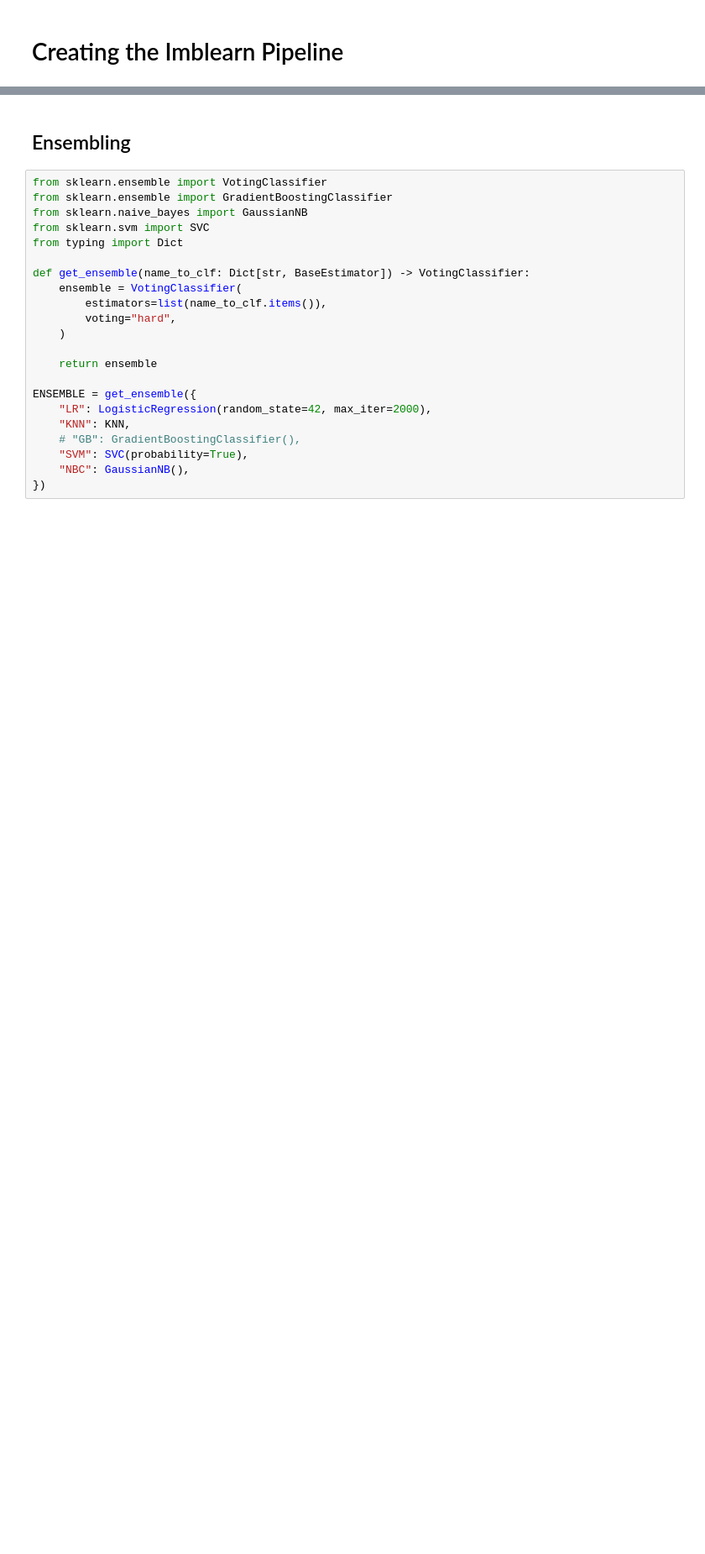
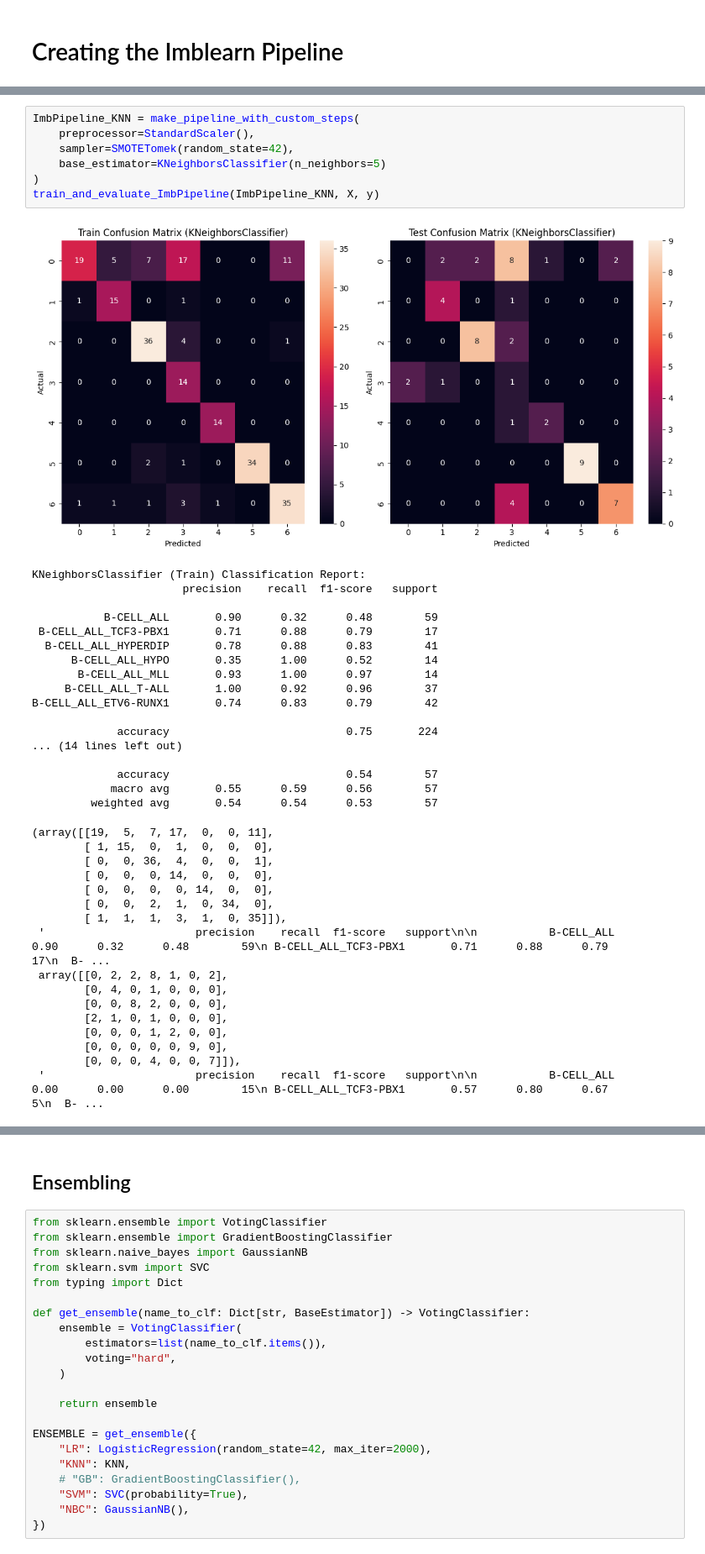
Before and after one commit to AnOnRT/Machine-Learning-in-BioInf-Project, a Jupyter notebook: Leukemie Classification.ipynb, the cells around one changed output, grey strips where cells are left out. Shown: that part at 84% size. Cells and saved outputs as stored; diff of their text form; blank space fills up the shorter version.

```diff
--- a/Leukemie Classification.ipynb
+++ b/Leukemie Classification.ipynb
@@ -716,0 +733,42 @@ ImbPipeline_LogRes = make_pipeline_with_custom_steps(preprocessor=StandardScaler
+# %%
+ImbPipeline_KNN = make_pipeline_with_custom_steps(
+    preprocessor=StandardScaler(),
+    sampler=SMOTETomek(random_state=42),
+    base_estimator=KNeighborsClassifier(n_neighbors=5)
+)
+train_and_evaluate_ImbPipeline(ImbPipeline_KNN, X, y)
+# %% [output]
+[figure, added]
+KNeighborsClassifier (Train) Classification Report:
+                       precision    recall  f1-score   support
+
+           B-CELL_ALL       0.90      0.32      0.48        59
+ B-CELL_ALL_TCF3-PBX1       0.71      0.88      0.79        17
+  B-CELL_ALL_HYPERDIP       0.78      0.88      0.83        41
+      B-CELL_ALL_HYPO       0.35      1.00      0.52        14
+       B-CELL_ALL_MLL       0.93      1.00      0.97        14
+     B-CELL_ALL_T-ALL       1.00      0.92      0.96        37
+B-CELL_ALL_ETV6-RUNX1       0.74      0.83      0.79        42
+
+             accuracy                           0.75       224
+... (14 lines left out)
+
+             accuracy                           0.54        57
+            macro avg       0.55      0.59      0.56        57
+         weighted avg       0.54      0.54      0.53        57
+(array([[19,  5,  7, 17,  0,  0, 11],
+        [ 1, 15,  0,  1,  0,  0,  0],
+        [ 0,  0, 36,  4,  0,  0,  1],
+        [ 0,  0,  0, 14,  0,  0,  0],
+        [ 0,  0,  0,  0, 14,  0,  0],
+        [ 0,  0,  2,  1,  0, 34,  0],
+        [ 1,  1,  1,  3,  1,  0, 35]]),
+ '                       precision    recall  f1-score   support\n\n           B-CELL_ALL       0.90      0.32      0.48        59\n B-CELL_ALL_TCF3-PBX1       0.71      0.88      0.79        17\n  B- ...
+ array([[0, 2, 2, 8, 1, 0, 2],
+        [0, 4, 0, 1, 0, 0, 0],
+        [0, 0, 8, 2, 0, 0, 0],
+        [2, 1, 0, 1, 0, 0, 0],
+        [0, 0, 0, 1, 2, 0, 0],
+        [0, 0, 0, 0, 0, 9, 0],
+        [0, 0, 0, 4, 0, 0, 7]]),
+ '                       precision    recall  f1-score   support\n\n           B-CELL_ALL       0.00      0.00      0.00        15\n B-CELL_ALL_TCF3-PBX1       0.57      0.80      0.67         5\n  B- ...
```
Also changed, not shown: parts of 28 cells of this notebook.
